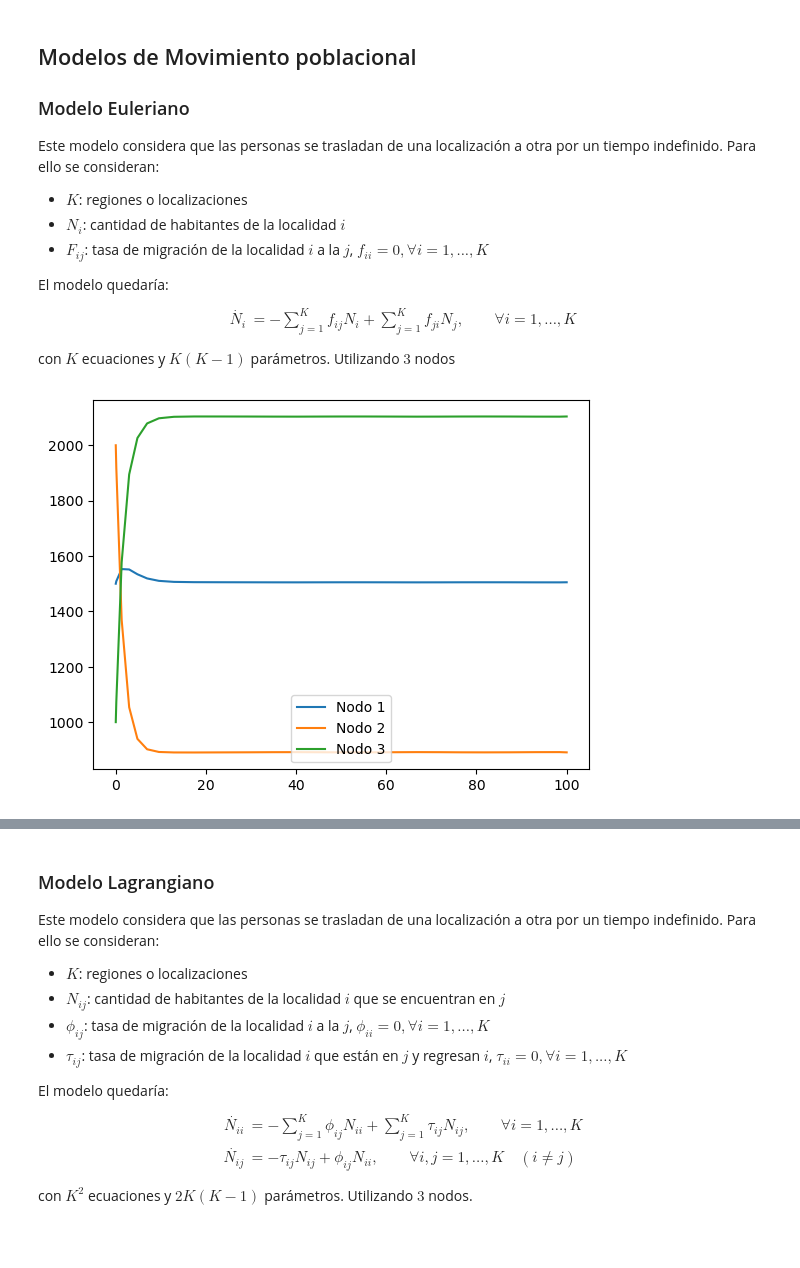
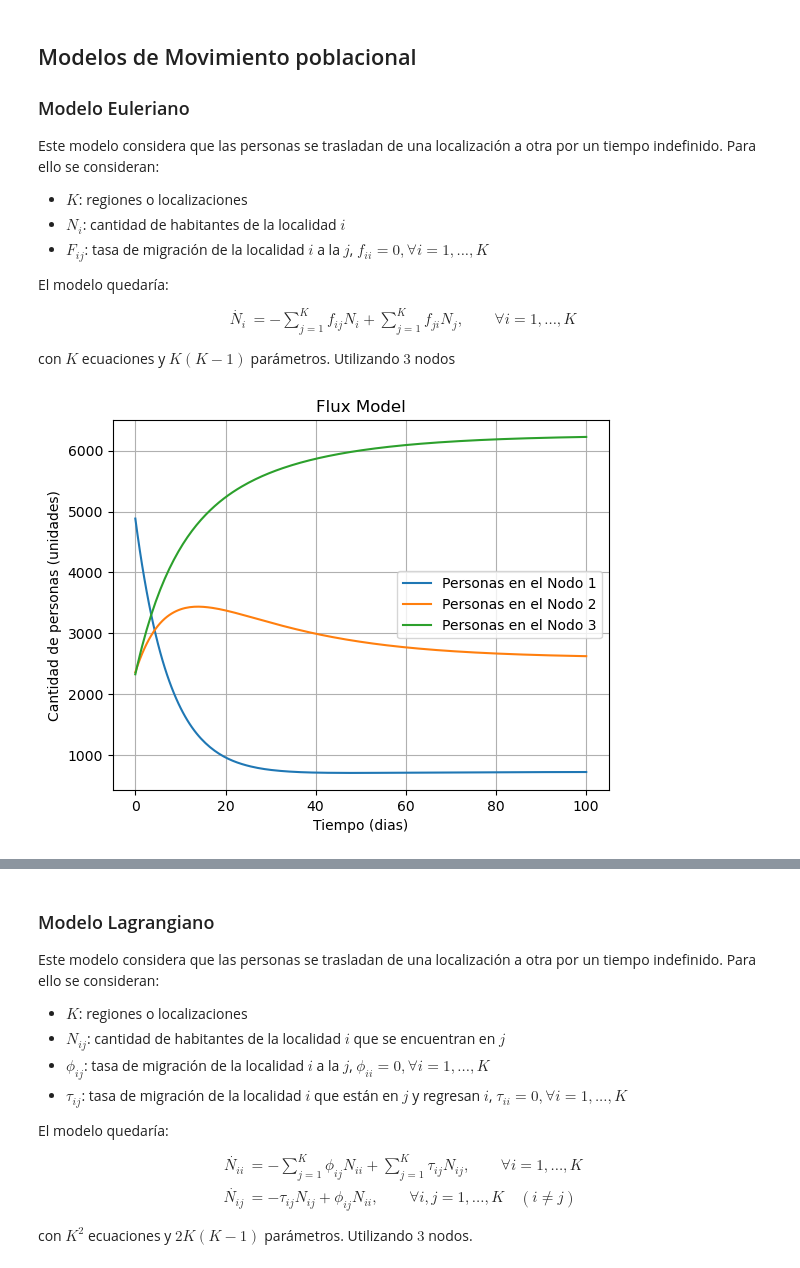
Before and after one commit to LazaroDGM/MetapopulationEpidemicModels, a Jupyter notebook: experiments/experiment_01/experiment_01.ipynb, the cells around one changed output, grey strips where cells are left out. Drawn from its saved outputs; the diff is of its cells as text; code cells hidden in the pictures; blank space fills up the shorter version.

Commit message:
graph flux model

```diff
--- a/experiments/experiment_01/experiment_01.ipynb
+++ b/experiments/experiment_01/experiment_01.ipynb
@@ -121,19 +123,16 @@ $$
 \end{align*}
 $$
 con $K$ ecuaciones y $K(K-1)$ parámetros. Utilizando $3$ nodos
-# %%
-F1 = np.array([
-    [0, 0.1, 0.2],
-    [0.2, 0, 0.3],
-    [0.13, 0.14, 0]
-])
-y0 = np.array([1500, 2000, 1000])
-fun_flux_euler = om.fun_euler_mov(F1)
-sol_04 = solve_ivp(fun_flux_euler, (0,100), y0)
-clases = ['Nodo 1','Nodo 2','Nodo 3']
-for i, y in enumerate(sol_04.y):
-    plt.plot(sol_04.t, y, label = clases[i])
-plt.legend()
-plt.show()
-# %% [output]
-[figure, removed]
+# %%
+F = np.array([[0.        , 0.26841269, 0.28856755],
+              [0.01966866, 0.        , 0.12332699],
+              [0.0565096, 0.02810482, 0.        ]])*0.22
+y0 = np.array([4884., 2361., 2328.])
+# %%
+euler = mm.FLUX_Model()
+euler.set_params(F)
+euler.set_initial_value(0,y0)
+euler.solve((0,100), t_eval=np.linspace(0,100,200))
+euler.plot_result()
+# %% [output]
+[figure, added]
```
Also changed, not shown: parts of 2 cells of this notebook, 1 other file.
